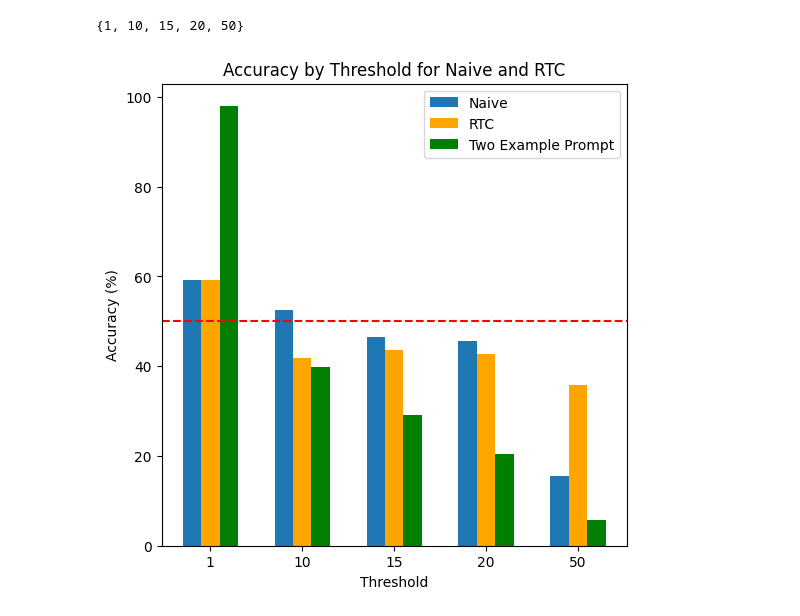
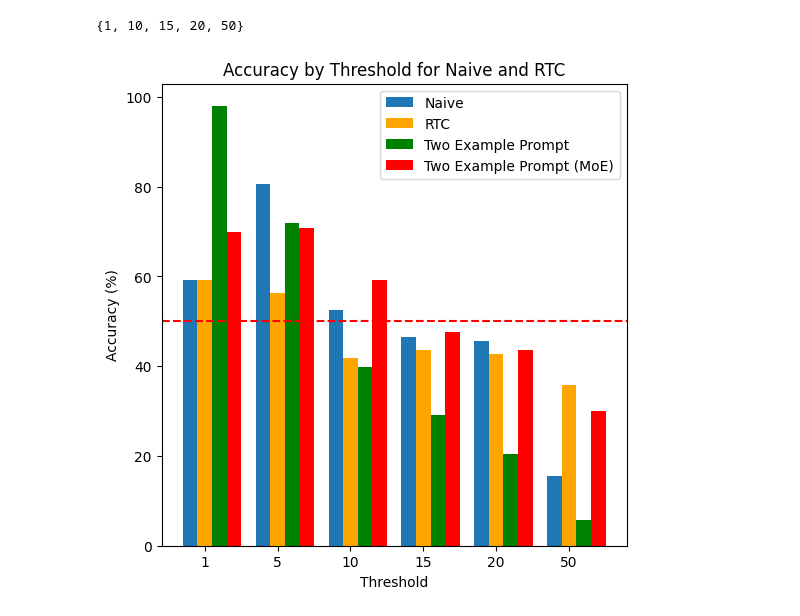
Before and after one commit to jyu283/cse291-sql-classification, a Jupyter notebook: figures/sec4_3-llm.ipynb, the cells around one changed output. Cells and saved outputs as stored; diff of their text form; code cells hidden in the pictures.

Commit message:
Finishing up the LLM runtime part

```diff
--- a/figures/sec4_3-llm.ipynb
+++ b/figures/sec4_3-llm.ipynb
@@ -271,7 +330,7 @@ def get_naive_df():
     df = pd.read_csv(StringIO("""threshold,runtime,reqs,False,True
 1,1.44,103,42,61
 2,1.44,103,33,70
-4,1.85,103,20,83
+5,1.85,103,20,83
 6,1.38,103,43,60
 10,1.48,103,49,54
 12,1.66,103,43,60
@@ -318,19 +377,33 @@ def get_two_example_prompts():
     df['accuracy'] = df['True'] / df['reqs'] * 100 # percentage
     return df
 
+def get_two_example_prompt_moe_df():
+    df = pd.read_csv(StringIO("""threshold,runtime,reqs,False,True
+1,656.08,103,31,72
+5,664.38,103,30,73
+10,653.61,103,42,61
+15,656.12,103,54,49
+20,630.60,103,58,45
+50,0,103,72,31
+""" ))
 
+    df['accuracy'] = df['True'] / df['reqs'] * 100 # percentage
+    return df
 
 
 naive_df = get_naive_df()
 rtc_df = get_rtc_df()
 two_example_prompts_df = get_two_example_prompts()
+two_example_prompt_moe_df = get_two_example_prompt_moe_df()
 
 
-x_values = sorted(set(naive_df['threshold'].tolist()) & set(rtc_df['threshold'].tolist()))
+# x_values = sorted(set(naive_df['threshold'].tolist()) & set(rtc_df['threshold'].tolist()))
+x_values = [1,5,10,15,20,50]
 # filter naive_df and rtc_df to only include the x_values
 naive_df = naive_df[naive_df['threshold'].isin(x_values)]
 rtc_df = rtc_df[rtc_df['threshold'].isin(x_values)]
 two_example_prompts_df = two_example_prompts_df[two_example_prompts_df['threshold'].isin(x_values)]
+two_example_prompt_moe_df = two_example_prompt_moe_df[two_example_prompt_moe_df['threshold'].isin(x_values)]
 # Convert threshold to string type
 # naive_df['threshold'] = naive_df['threshold'].astype(str)
 # rtc_df['threshold'] = rtc_df['threshold'].astype(str)
@@ -339,31 +412,34 @@ two_example_prompts_df = two_example_prompts_df[two_example_prompts_df['threshol
 # Plotting
 fig, ax = plt.subplots(figsize=(6, 6))
 width = 0.2  # width of the bars
 import numpy as np
 x_index = np.arange(len(x_values))
 
 # Plotting naive_df
 ax.bar(x_index - width, naive_df['accuracy'], width, label='Naive',)
 
 # Plotting rtc_df
 ax.bar(x_index, rtc_df['accuracy'], width, label='RTC', color='orange')
 
 # Plotting two_example_prompts_df
 ax.bar(x_index + width, two_example_prompts_df['accuracy'], width, label='Two Example Prompt', color='green')
 
+# Plotting two_example_prompt_moe_df
+ax.bar(x_index + 2*width, two_example_prompt_moe_df['accuracy'], width, label='Two Example Prompt (MoE)', color='red')
+
 # Set x-axis ticks to be only the x_values.
 ax.set_xticks(x_index)
 ax.set_xticklabels(x_values)
 ax.set_xlabel('Threshold')
 ax.set_ylabel('Accuracy (%)')
 ax.set_title('Accuracy by Threshold for Naive and RTC')
 ax.legend()
 
 # add a 50% accuracy line
 plt.axhline(y=50, color='r', linestyle='--')
 
 
 # save
 plt.savefig('sec4_3-llm-compare-accuracy.png')
 # %% [output]
-[figure, old version]
+[figure, new version]
```
Also changed, not shown: parts of 4 cells of this notebook, 5 other files.
